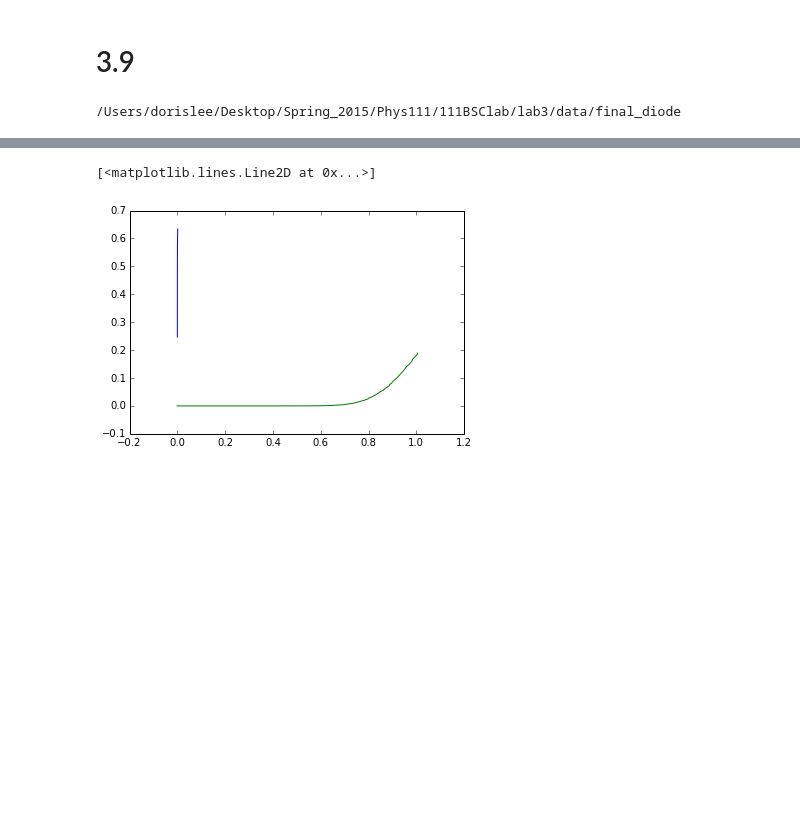
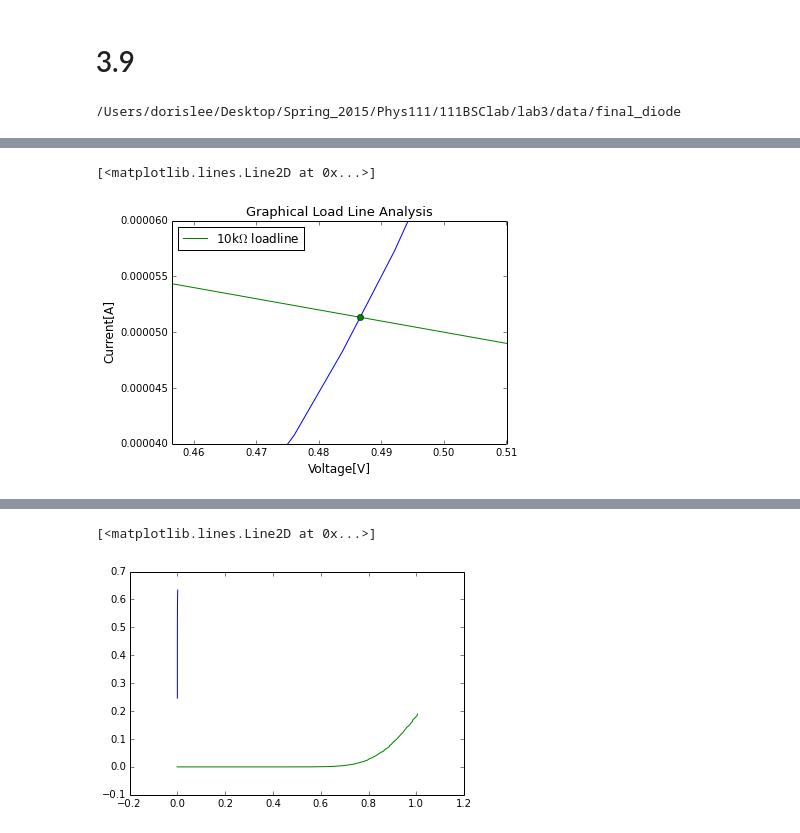
Before and after one commit to dorisjlee/111BSClab, a Jupyter notebook: lab3/Lab3.ipynb, the cells around one changed output, grey strips where cells are left out. Saved outputs shown, nothing was run; the diff lists cells and outputs as text; code cells hidden in the pictures; blank space fills up the shorter version.

```diff
--- a/lab3/Lab3.ipynb
+++ b/lab3/Lab3.ipynb
@@ -272,0 +302,16 @@ cd ../final_diode/
+# %%
+# plt.ylim(0.0004147,0.0004149)
+# plt.xlim(0.585170,0.585190)
+plt.plot(v_diode,i_diode,'-')
+plt.plot([0,1],[1./10e3,0],'-',color="green",label="10k$\Omega$ loadline")
+# plt.plot([0,1],[1./10e3,0],'-',color="green")
+plt.ylim(40.0000000e-06,60.0000000e-06)
+plt.xlim(0.4565,0.51)
+plt.legend(loc='upper left',prop={'size':12},numpoints=1)
+plt.xlabel("Voltage[V]",fontsize=12)
+plt.ylabel("Current[A]",fontsize=12)
+plt.title("Graphical Load Line Analysis",fontsize=13)
+plt.plot(0.486513,514.0000000e-07,'o')
+# %% [output]
+[<matplotlib.lines.Line2D at 0x...>]
+[figure, added]
```
Also changed, not shown: parts of 31 cells of this notebook, 30 other files.
